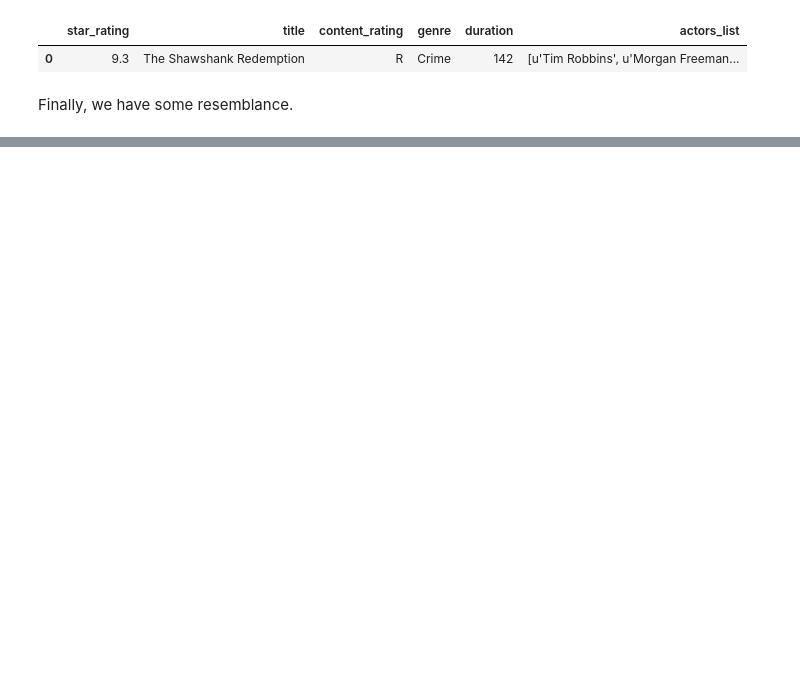
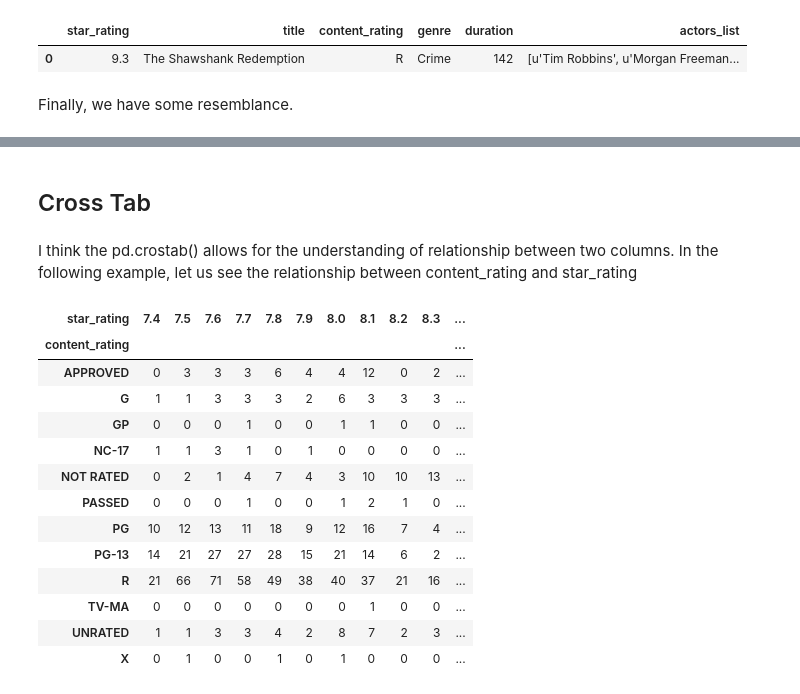
Before and after one commit to keshavvprabhu/python-tutorials, a Jupyter notebook: PandasExploration.ipynb, the cells around one changed output, grey strips where cells are left out. Saved outputs shown, nothing was run; the diff lists cells and outputs as text; code cells hidden in the pictures; blank space fills up the shorter version.

```diff
--- a/PandasExploration.ipynb
+++ b/PandasExploration.ipynb
@@ -164,0 +208,22 @@ Finally, we have some resemblance.
+# %% [markdown]
+## Cross Tab
+# %% [markdown]
+I think the pd.crostab() allows for the understanding of relationship between two columns. In the following example, let us see the relationship between content_rating and star_rating
+# %%
+df_cross_tab = pd.crosstab(index=df['content_rating'], columns=df['star_rating'])
+df_cross_tab
+# %% [output]
+| star_rating | 7.4 | 7.5 | 7.6 | 7.7 | 7.8 | 7.9 | 8.0 | 8.1 | 8.2 | 8.3 | ... |
+| content_rating |  |  |  |  |  |  |  |  |  |  | ... |
+| APPROVED | 0 | 3 | 3 | 3 | 6 | 4 | 4 | 12 | 0 | 2 | ... |
+| G | 1 | 1 | 3 | 3 | 3 | 2 | 6 | 3 | 3 | 3 | ... |
+| GP | 0 | 0 | 0 | 1 | 0 | 0 | 1 | 1 | 0 | 0 | ... |
+| NC-17 | 1 | 1 | 3 | 1 | 0 | 1 | 0 | 0 | 0 | 0 | ... |
+| NOT RATED | 0 | 2 | 1 | 4 | 7 | 4 | 3 | 10 | 10 | 13 | ... |
+| PASSED | 0 | 0 | 0 | 1 | 0 | 0 | 1 | 2 | 1 | 0 | ... |
+| PG | 10 | 12 | 13 | 11 | 18 | 9 | 12 | 16 | 7 | 4 | ... |
+| PG-13 | 14 | 21 | 27 | 27 | 28 | 15 | 21 | 14 | 6 | 2 | ... |
+| R | 21 | 66 | 71 | 58 | 49 | 38 | 40 | 37 | 21 | 16 | ... |
+| TV-MA | 0 | 0 | 0 | 0 | 0 | 0 | 0 | 1 | 0 | 0 | ... |
+| UNRATED | 1 | 1 | 3 | 3 | 4 | 2 | 8 | 7 | 2 | 3 | ... |
+| X | 0 | 1 | 0 | 0 | 1 | 0 | 1 | 0 | 0 | 0 | ... |
```
Also changed, not shown: parts of 12 cells of this notebook.
